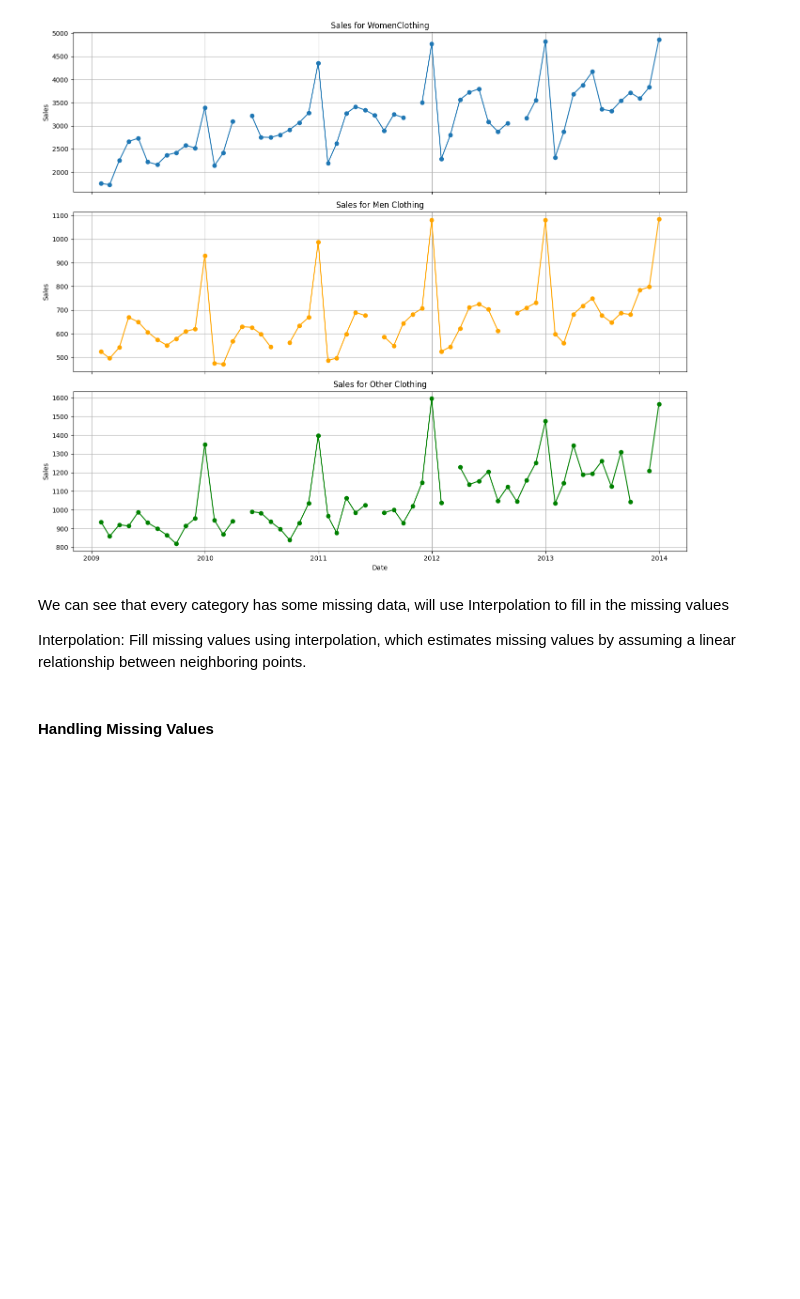
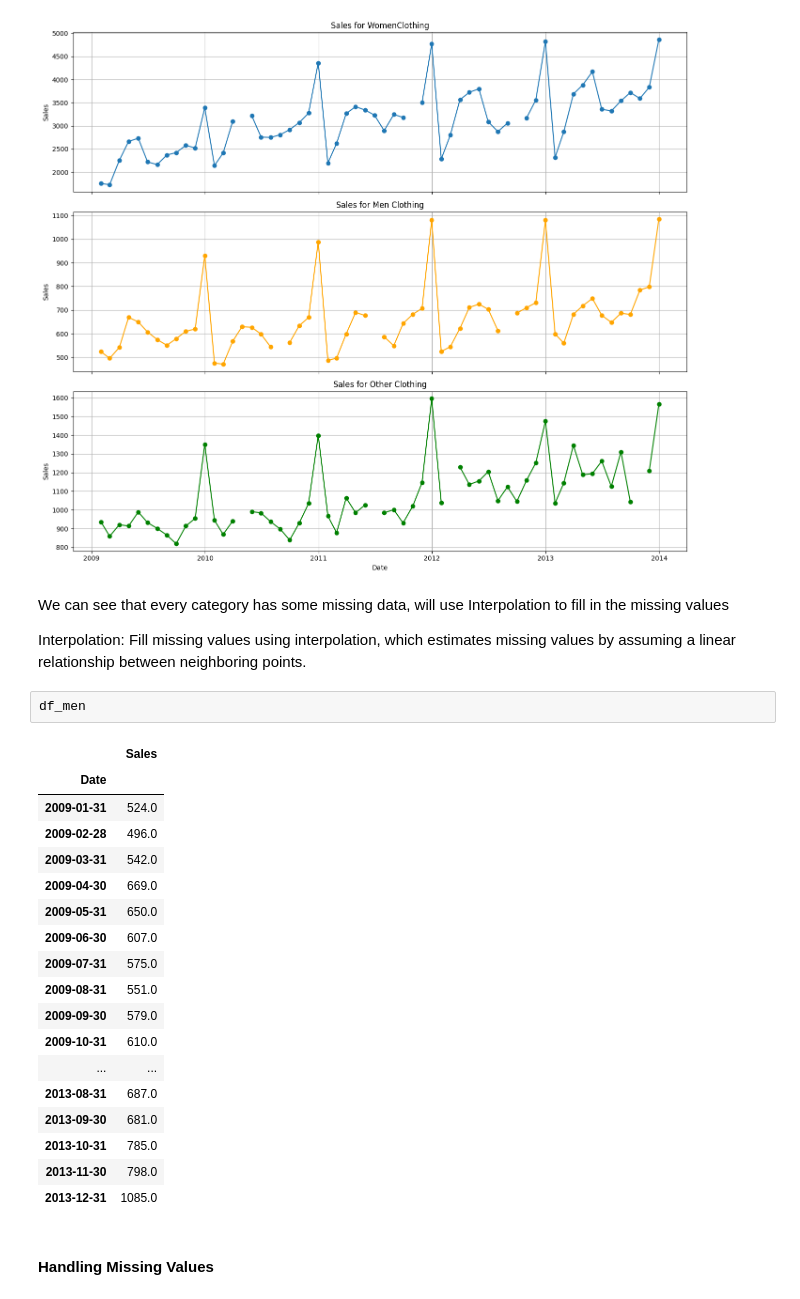
Before and after one commit to qfattah/Walmart-Sales-Forecasting, a Jupyter notebook: Walmart_Sales_Forecat.ipynb, the cells around one changed output. Drawn from its saved outputs; the diff is of its cells as text; blank space fills up the shorter version.

```diff
--- a/Walmart_Sales_Forecat.ipynb
+++ b/Walmart_Sales_Forecat.ipynb
@@ -127,6 +127,27 @@ plt.show()
 We can see that every category has some missing data, will use Interpolation to fill in the missing values
 
 Interpolation: Fill missing values using interpolation, which estimates missing values by assuming a linear relationship between neighboring points.
+# %%
+df_men
+# %% [output]
+|  | Sales |
+| Date |  |
+| 2009-01-31 | 524.0 |
+| 2009-02-28 | 496.0 |
+| 2009-03-31 | 542.0 |
+| 2009-04-30 | 669.0 |
+| 2009-05-31 | 650.0 |
+| 2009-06-30 | 607.0 |
+| 2009-07-31 | 575.0 |
+| 2009-08-31 | 551.0 |
+| 2009-09-30 | 579.0 |
+| 2009-10-31 | 610.0 |
+| ... | ... |
+| 2013-08-31 | 687.0 |
+| 2013-09-30 | 681.0 |
+| 2013-10-31 | 785.0 |
+| 2013-11-30 | 798.0 |
+| 2013-12-31 | 1085.0 |
 # %% [markdown]
 #### Handling Missing Values
 # %%
```
Also changed, not shown: parts of 10 cells of this notebook.
